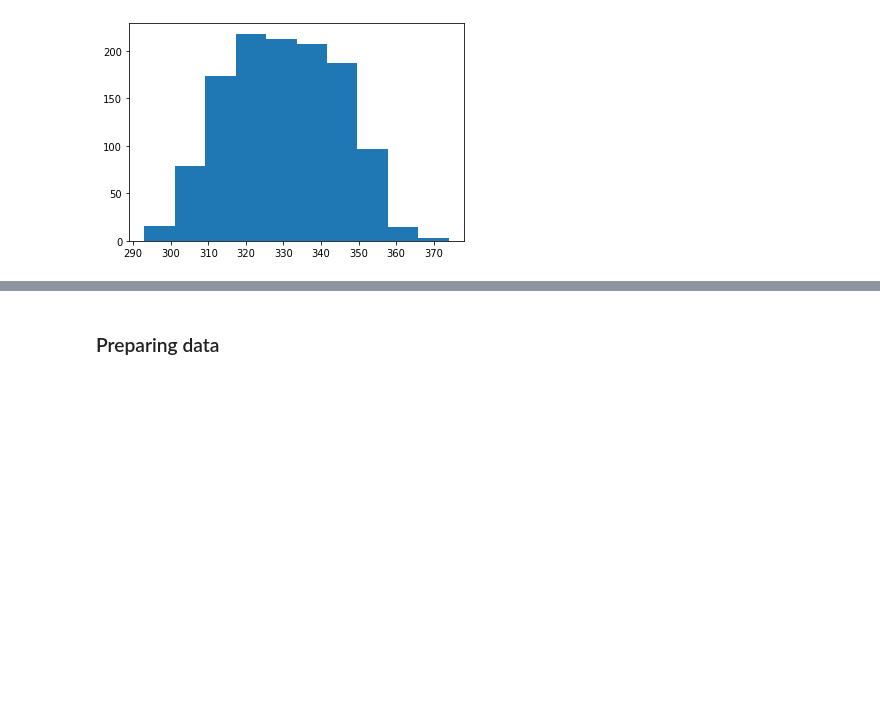
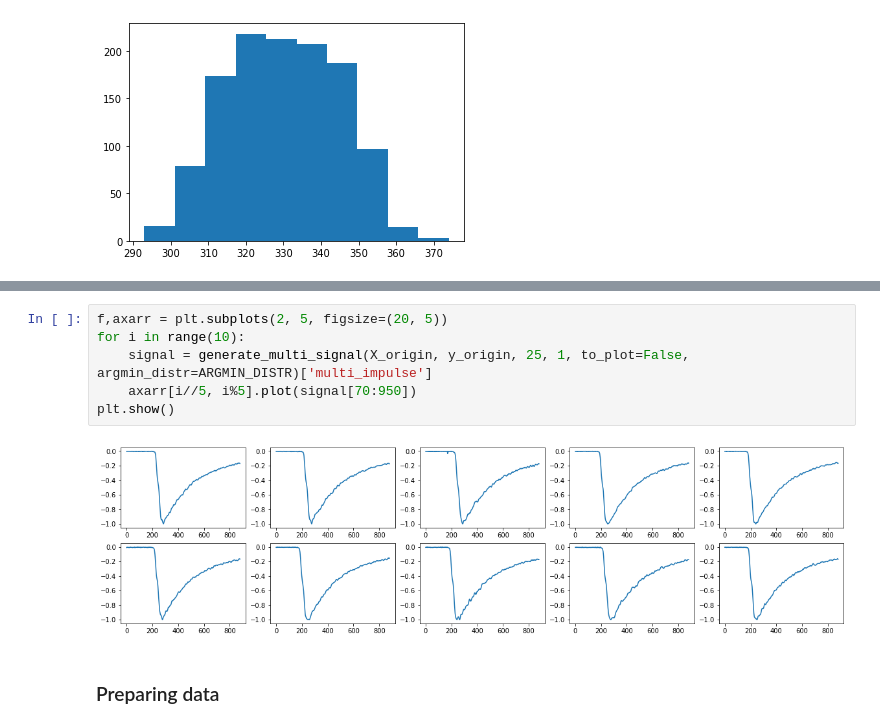
Before and after one commit to whiteRa2bit/cern_summer_project, a Jupyter notebook: spacal/classifier.ipynb, the cells around one changed output, grey strips where cells are left out. Drawn from its saved outputs; the diff is of its cells as text; blank space fills up the shorter version.

```diff
--- a/spacal/classifier.ipynb
+++ b/spacal/classifier.ipynb
@@ -103,3 +103,11 @@ plt.show()
+# %%
+f,axarr = plt.subplots(2, 5, figsize=(20, 5))
+for i in range(10):
+    signal = generate_multi_signal(X_origin, y_origin, 25, 1, to_plot=False, argmin_distr=ARGMIN_DISTR)['multi_impulse']
+    axarr[i//5, i%5].plot(signal[70:950])
+plt.show()
+# %% [output]
+[figure, added]
 # %% [markdown]
 ### Preparing data
 # %%
```
Also changed, not shown: parts of 11 cells of this notebook, 54 other files.
